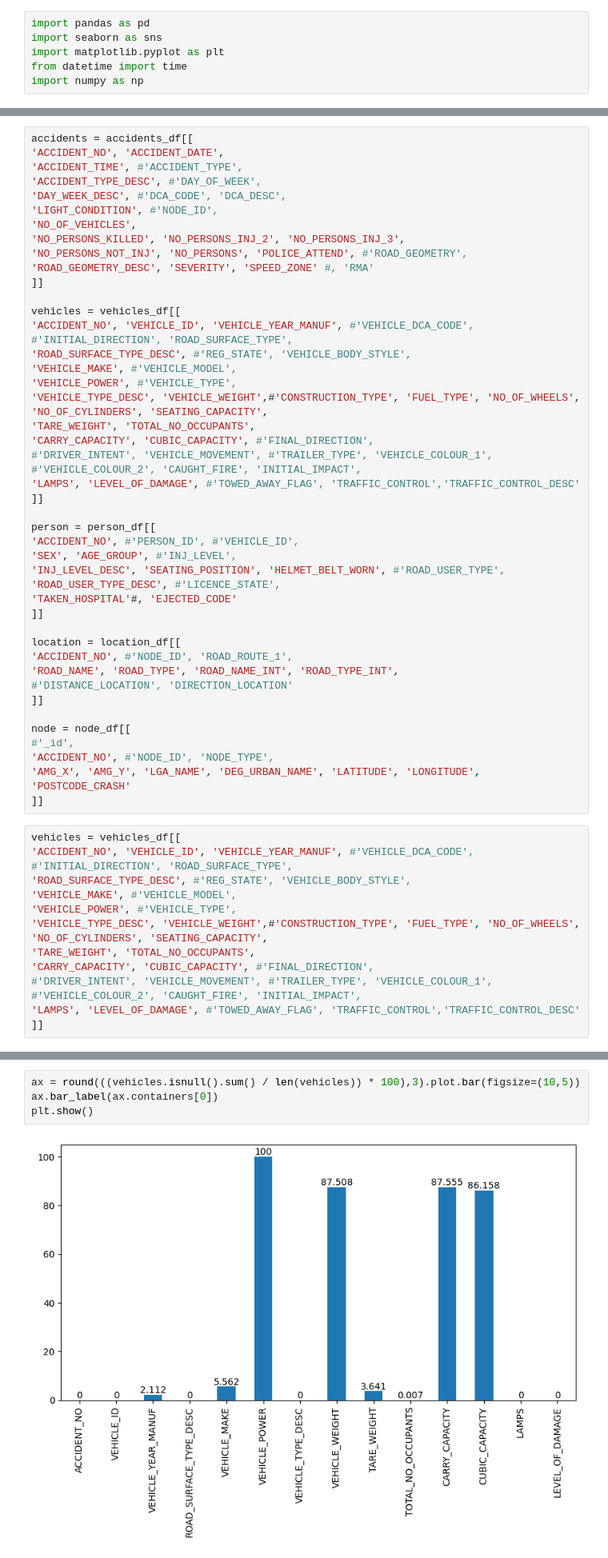
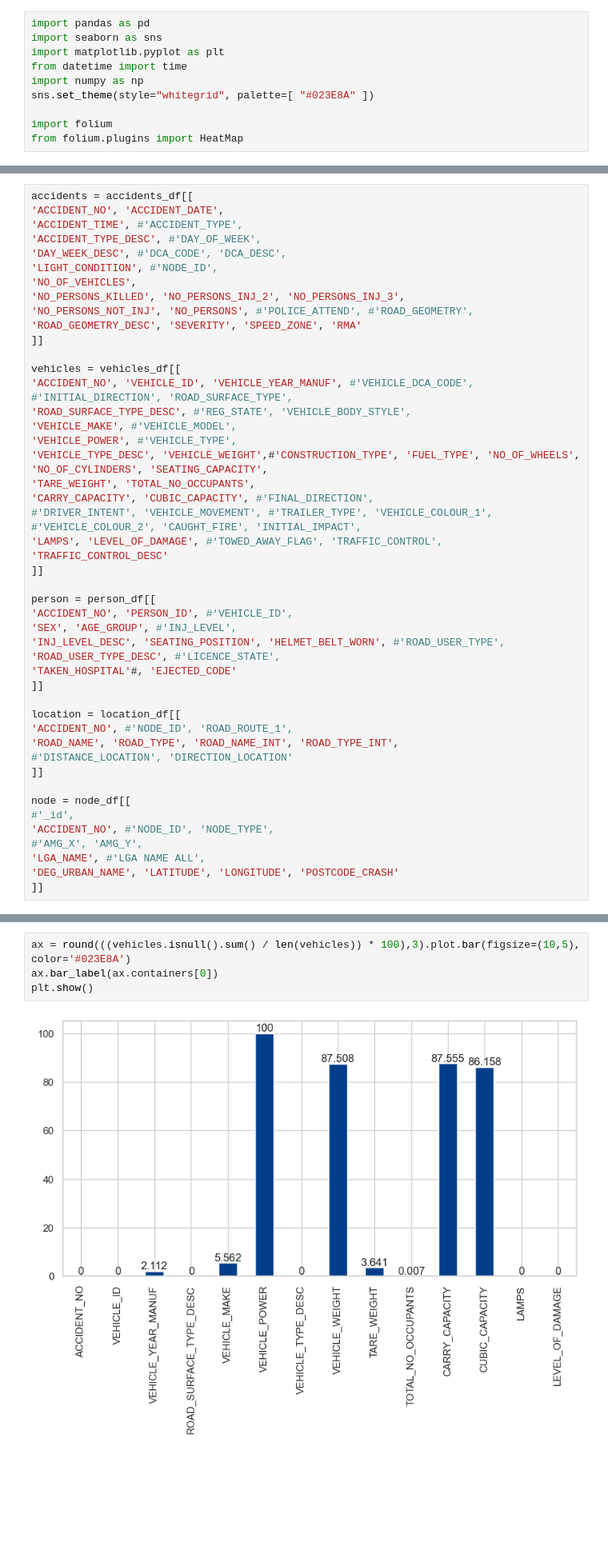
Before and after one commit to DongTran2003/Victoria_road_crash_data, a Jupyter notebook: EDA.ipynb, the cells around one changed output, grey strips where cells are left out. Shown at 80% size. Saved outputs shown, nothing was run; the diff lists cells and outputs as text; blank space fills up the shorter version.

```diff
--- a/EDA.ipynb
+++ b/EDA.ipynb
@@ -6,6 +6,10 @@ import seaborn as sns
 import matplotlib.pyplot as plt
 from datetime import time
 import numpy as np
+sns.set_theme(style="whitegrid", palette=[ "#023E8A" ])
+
+import folium
+from folium.plugins import HeatMap
 # %%
 accidents_df = pd.read_csv("accident.csv")
 vehicles_df = pd.read_csv("vehicle.csv")
@@ -70,8 +74,8 @@ accidents = accidents_df[[
 'LIGHT_CONDITION', #'NODE_ID',
 'NO_OF_VEHICLES',
 'NO_PERSONS_KILLED', 'NO_PERSONS_INJ_2', 'NO_PERSONS_INJ_3',
-'NO_PERSONS_NOT_INJ', 'NO_PERSONS', 'POLICE_ATTEND', #'ROAD_GEOMETRY',
-'ROAD_GEOMETRY_DESC', 'SEVERITY', 'SPEED_ZONE' #, 'RMA'
+'NO_PERSONS_NOT_INJ', 'NO_PERSONS', #'POLICE_ATTEND', #'ROAD_GEOMETRY',
+'ROAD_GEOMETRY_DESC', 'SEVERITY', 'SPEED_ZONE', 'RMA'
 ]]
 
 vehicles = vehicles_df[[
@@ -85,11 +89,12 @@ vehicles = vehicles_df[[
 'CARRY_CAPACITY', 'CUBIC_CAPACITY', #'FINAL_DIRECTION',
 #'DRIVER_INTENT', 'VEHICLE_MOVEMENT', #'TRAILER_TYPE', 'VEHICLE_COLOUR_1',
 #'VEHICLE_COLOUR_2', 'CAUGHT_FIRE', 'INITIAL_IMPACT',
-'LAMPS', 'LEVEL_OF_DAMAGE', #'TOWED_AWAY_FLAG', 'TRAFFIC_CONTROL','TRAFFIC_CONTROL_DESC'
+'LAMPS', 'LEVEL_OF_DAMAGE', #'TOWED_AWAY_FLAG', 'TRAFFIC_CONTROL',
+'TRAFFIC_CONTROL_DESC'
 ]]
 
 person = person_df[[
-'ACCIDENT_NO', #'PERSON_ID', #'VEHICLE_ID',
+'ACCIDENT_NO', 'PERSON_ID', #'VEHICLE_ID',
 'SEX', 'AGE_GROUP', #'INJ_LEVEL',
 'INJ_LEVEL_DESC', 'SEATING_POSITION', 'HELMET_BELT_WORN', #'ROAD_USER_TYPE',
 'ROAD_USER_TYPE_DESC', #'LICENCE_STATE',
@@ -105,19 +110,7 @@ location = location_df[[
 node = node_df[[
 #'_id',
 'ACCIDENT_NO', #'NODE_ID', 'NODE_TYPE',
-'AMG_X', 'AMG_Y', 'LGA_NAME', 'DEG_URBAN_NAME', 'LATITUDE', 'LONGITUDE', 'POSTCODE_CRASH'
+#'AMG_X', 'AMG_Y',
+'LGA_NAME', #'LGA NAME ALL',
+'DEG_URBAN_NAME', 'LATITUDE', 'LONGITUDE', 'POSTCODE_CRASH'
 ]]
-# %%
-vehicles = vehicles_df[[
-'ACCIDENT_NO', 'VEHICLE_ID', 'VEHICLE_YEAR_MANUF', #'VEHICLE_DCA_CODE',
-#'INITIAL_DIRECTION', 'ROAD_SURFACE_TYPE',
-'ROAD_SURFACE_TYPE_DESC', #'REG_STATE', 'VEHICLE_BODY_STYLE',
-'VEHICLE_MAKE', #'VEHICLE_MODEL',
-'VEHICLE_POWER', #'VEHICLE_TYPE',
-'VEHICLE_TYPE_DESC', 'VEHICLE_WEIGHT',#'CONSTRUCTION_TYPE', 'FUEL_TYPE', 'NO_OF_WHEELS', 'NO_OF_CYLINDERS', 'SEATING_CAPACITY',
-'TARE_WEIGHT', 'TOTAL_NO_OCCUPANTS',
-'CARRY_CAPACITY', 'CUBIC_CAPACITY', #'FINAL_DIRECTION',
-#'DRIVER_INTENT', 'VEHICLE_MOVEMENT', #'TRAILER_TYPE', 'VEHICLE_COLOUR_1',
-#'VEHICLE_COLOUR_2', 'CAUGHT_FIRE', 'INITIAL_IMPACT',
-'LAMPS', 'LEVEL_OF_DAMAGE', #'TOWED_AWAY_FLAG', 'TRAFFIC_CONTROL','TRAFFIC_CONTROL_DESC'
-]]
@@ -356,9 +318,9 @@ memory usage: 35.0+ MB
 # %%
-ax = round(((vehicles.isnull().sum() / len(vehicles)) * 100),3).plot.bar(figsize=(10,5))
+ax = round(((vehicles.isnull().sum() / len(vehicles)) * 100),3).plot.bar(figsize=(10,5), color='#023E8A')
 ax.bar_label(ax.containers[0])
 plt.show()
 # %% [output]
-[figure, old version]
+[figure, new version]
 # %%
 vehicles.drop(['VEHICLE_POWER', 'CUBIC_CAPACITY', 'VEHICLE_WEIGHT', 'CARRY_CAPACITY'], axis = 1, inplace=True)
 # %% [output]
```
Also changed, not shown: parts of 71 cells of this notebook, 1 other file.
